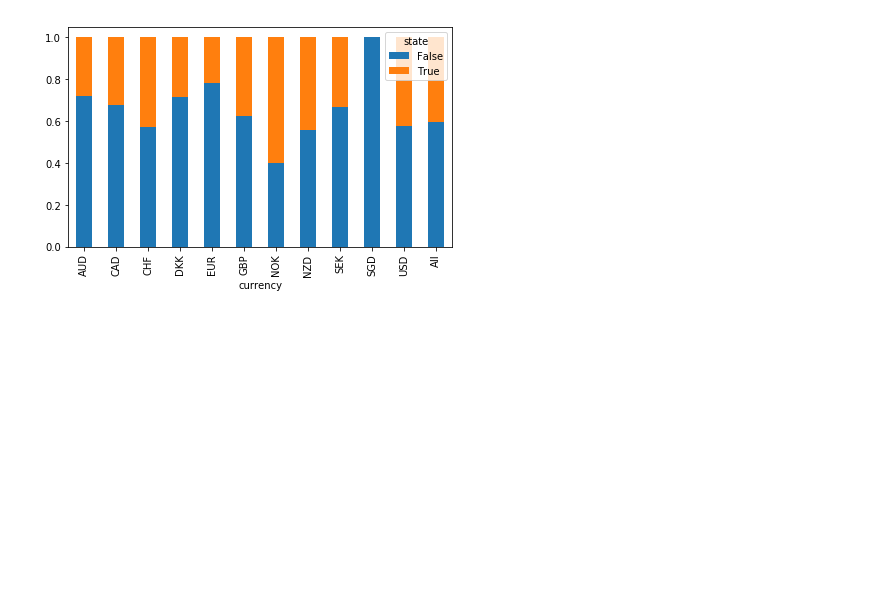
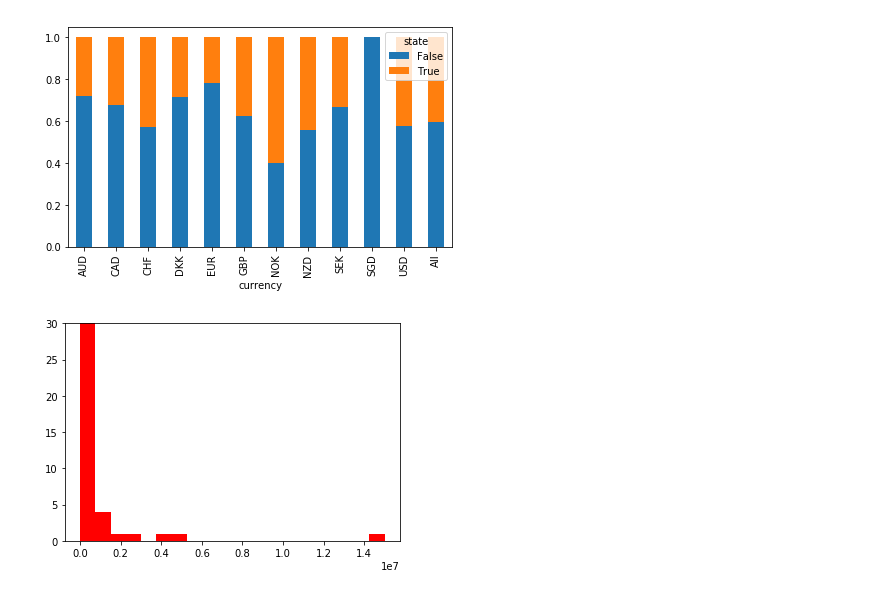
Before and after one commit to msuz/ml_tokyo_8, a Jupyter notebook: Day2_work_鈴木雅彦.ipynb, the cells around one changed output. Cells and saved outputs as stored; diff of their text form; code cells hidden in the pictures; blank space fills up the shorter version.

```diff
--- a/Day2_work_鈴木雅彦.ipynb
+++ b/Day2_work_鈴木雅彦.ipynb
@@ -308,3 +296,22 @@ plt.show()
 [figure]
 [figure]
 [figure]
+# %%
+# goal について
+k = 'goal'
+
+#ヒストグラムで確認
+ax=plt.subplot()
+ax.hist(df3[k], bins=20, color='r')
+ax.set_ylim([0, 30])
+plt.show()
+
+# 極端に大きい値を実データを目視確認
+df3.sort_values(k, ascending=False).head()
+# 特におかしなデータではなさそう
+# 標準化して使おう
+
+# 標準化するならこう。学習データとテストデータを分離してからやる必要がある
+# df3[k + '_sc'] = StandardScaler().fit_transform(df3[[k]].values)
+# %% [output]
+[figure, added]
```
Also changed, not shown: parts of 8 cells of this notebook.
